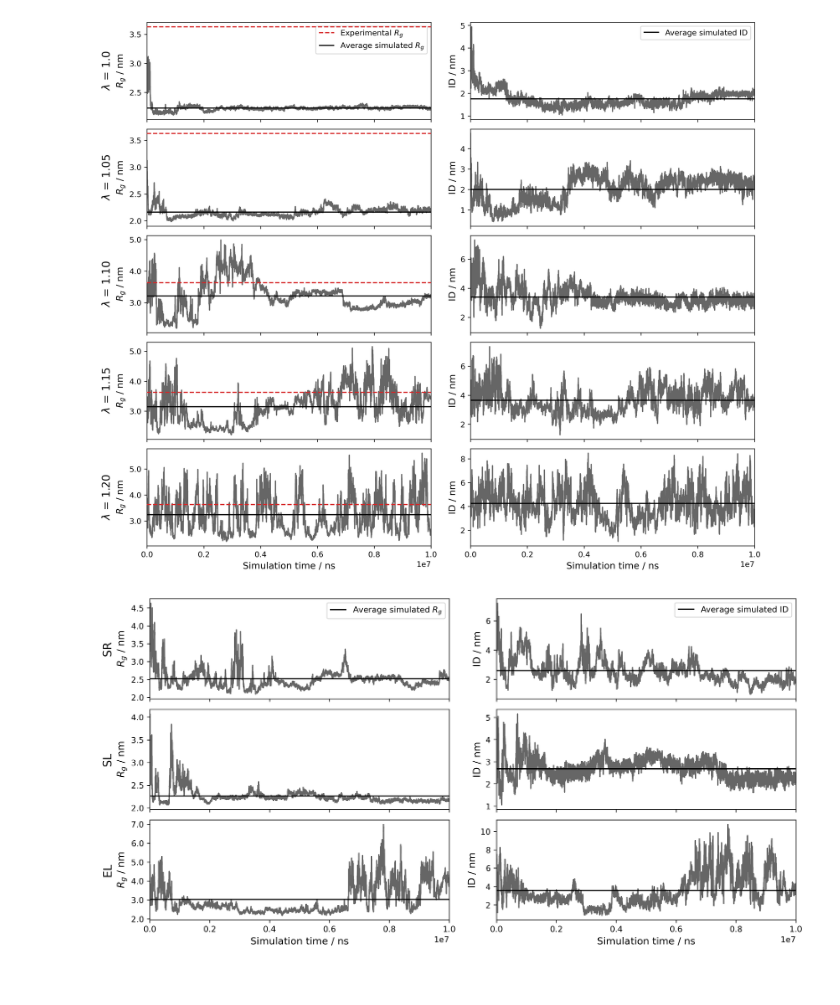
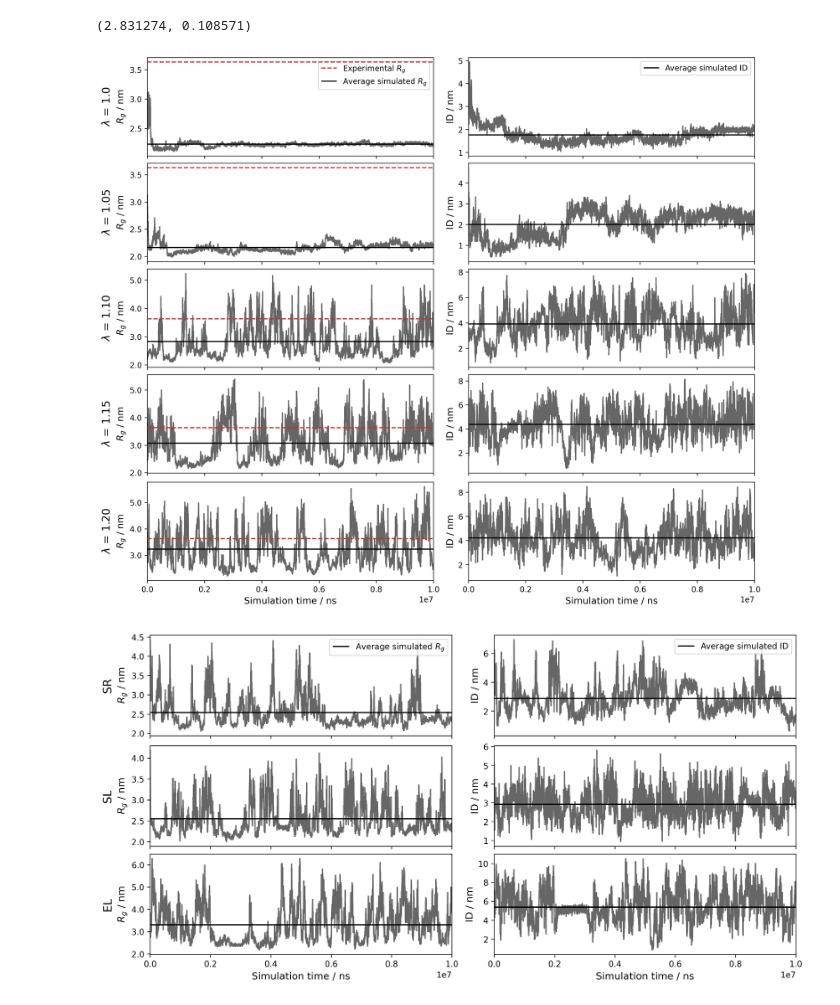
Before and after one commit to gcourtade/papers, a Jupyter notebook: 2022/ScLPMO10C-linkers/Rg_and_Re_from_simulations/rg_and_re_figs.ipynb, the cells around one changed output. Cells and saved outputs as stored; diff of their text form; code cells hidden in the pictures.

```diff
--- a/2022/ScLPMO10C-linkers/Rg_and_Re_from_simulations/rg_and_re_figs.ipynb
+++ b/2022/ScLPMO10C-linkers/Rg_and_Re_from_simulations/rg_and_re_figs.ipynb
@@ -19,19 +17,31 @@ plt.rc('xtick', labelsize=SMALL_SIZE)    # fontsize of the tick labels
 plt.rc('ytick', labelsize=SMALL_SIZE)    # fontsize of the tick labels
 plt.rc('legend', fontsize=SMALL_SIZE)    # legend fontsize
 plt.rc('figure', titlesize=BIGGER_SIZE)  # fontsize of the figure title
+# %%
+def parse_stat(filename):
+    with open(filename, 'r') as f:
+        lines = f.readlines()
+    for l in lines:
+        lsplit = l.split()
+    return float(lsplit[4]),float(lsplit[-1])
+
+parse_stat('LPMO_theta{}_rg.stat'.format('1.10'))
+# %% [output]
+(2.831274, 0.108571)
 # %%
 fig, ax = plt.subplots(nrows=5, ncols=2, dpi=300,figsize=(12,10), constrained_layout=True, sharex=True)
 
 LPMO_files = ['1.0', '1.05', '1.10', '1.15','1.20']
-rgs = [2.23, 2.16, 3.21, 3.15, 3.24]
-dists = [1.76, 2.00, 3.39, 3.65, 4.25]
+#rgs = [2.23, 2.16, 3.21, 3.15, 3.24]
+#dists = [1.76, 2.00, 3.39, 3.65, 4.25]
 colors = ['tab:blue', 'tab:orange', 'tab:green', 'tab:red', 'tab:purple']
 for i,j in enumerate(LPMO_files):
     data = np.loadtxt('LPMO_theta{}_rg.xvg'.format(j), comments=('#', '@'), usecols=(0,1))
+    rg, rg_err = parse_stat('LPMO_theta{}_rg.stat'.format(j))
     ax[i,0].set_ylabel('$R_g$ / nm')
-    ax[i,0].plot(data[:,0], data[:,1], 'k-', alpha=0.6)
+    ax[i,0].plot(data[:,0]-data[:,0][0], data[:,1], 'k-', alpha=0.6)
     ax[i,0].hlines(3.63,0,1e7,'tab:red', linestyles='dashed', zorder=10, label='Experimental $R_g$')
-    ax[i,0].hlines(rgs[i],0,1e7,'black', zorder=10, label='Average simulated $R_g$')
+    ax[i,0].hlines(rg,0,1e7,'black', zorder=10, label='Average simulated $R_g$')
     textstr = '$\lambda$ = {}'.format(j)
     ymin, ymax = ax[i,0].get_ylim()
     ax[i,0].text(-0.16e7, (ymin+ymax)*0.5, textstr, verticalalignment='center', rotation=90, fontsize=BIGGER_SIZE)
@@ -39,9 +49,11 @@ for i,j in enumerate(LPMO_files):
 
 
     data = np.loadtxt('LPMO_theta{}_dist.xvg'.format(j), comments=('#', '@'), usecols=(0,1))
+    dist, dist_err = parse_stat('LPMO_theta{}_dist.stat'.format(j))
+
     ax[i,1].set_ylabel('ID / nm')
-    ax[i,1].plot(data[:,0], data[:,1], 'k-', alpha=0.6)
-    ax[i,1].hlines(dists[i],0,1e7,'black', zorder=10, label='Average simulated ID')
+    ax[i,1].plot(data[:,0]-data[:,0][0], data[:,1], 'k-', alpha=0.6)
+    ax[i,1].hlines(dist,0,1e7,'black', zorder=10, label='Average simulated ID')
 
 ax[0,0].legend()
 ax[0,1].legend()
@@ -51,36 +63,39 @@ ax[4,1].set_xlabel('Simulation time / ns')
 plt.savefig('WT_plots.png', dpi=300)
 plt.show()
 # %% [output]
-[figure, old version]
+[figure, new version]
 # %%
 fig, ax = plt.subplots(nrows=3, ncols=2, dpi=300,figsize=(12,6), constrained_layout=True, sharex=True)
 
 LPMO_files = ['polyS', 'shortened', 'extended']
 names = ['SR', 'SL', 'EL']
-rgs = [2.52, 2.26, 3.03]
-dists = [2.58, 2.68, 3.58]
+#rgs = [2.52, 2.26, 3.03]
+#dists = [2.58, 2.68, 3.58]
 
 for i,j in enumerate(LPMO_files):
     data = np.loadtxt('{}-1.10_rg.xvg'.format(j), comments=('#', '@'), usecols=(0,1))
+    rg, rg_err = parse_stat('{}-1.10_rg.stat'.format(j))
+
     ax[i,0].set_ylabel('$R_g$ / nm')
-    ax[i,0].plot(data[:,0], data[:,1], 'k-', alpha=0.6)
-    ax[i,0].hlines(rgs[i],0,1e7,'black', zorder=10, label='Average simulated $R_g$')
+    ax[i,0].plot(data[:,0]-data[:,0][0], data[:,1], 'k-', alpha=0.6)
+    ax[i,0].hlines(rg,0,1e7,'black', zorder=10, label='Average simulated $R_g$')
     textstr = names[i]
     ymin, ymax = ax[i,0].get_ylim()
     ax[i,0].text(-0.16e7, (ymin+ymax)*0.5, textstr, verticalalignment='center', rotation=90, fontsize=BIGGER_SIZE)
     ax[i,0].yaxis.set_major_formatter(FormatStrFormatter('%.1f'))
 
     data = np.loadtxt('{}-1.10_dist.xvg'.format(j), comments=('#', '@'), usecols=(0,1))
+    dist, dist_err = parse_stat('{}-1.10_dist.stat'.format(j))
     ax[i,1].set_ylabel('ID / nm')
-    ax[i,1].plot(data[:,0], data[:,1], 'k-', alpha=0.6)
-    ax[i,1].hlines(dists[i],0,1e7,'black', zorder=10, label='Average simulated ID')
+    ax[i,1].plot(data[:,0]-data[:,0][0], data[:,1], 'k-', alpha=0.6)
+    ax[i,1].hlines(dist,0,1e7,'black', zorder=10, label='Average simulated ID')
 
 ax[0,0].legend()
 ax[0,1].legend()
 ax[2,0].set_xlim(0,1e7)
 ax[2,0].set_xlabel('Simulation time / ns')
 ax[2,1].set_xlabel('Simulation time / ns')
 plt.savefig('variants_plots.png', dpi=300)
 plt.show()
 # %% [output]
-[figure, old version]
+[figure, new version]
```
Also changed, not shown: parts of 1 cell of this notebook, 46 other files.
